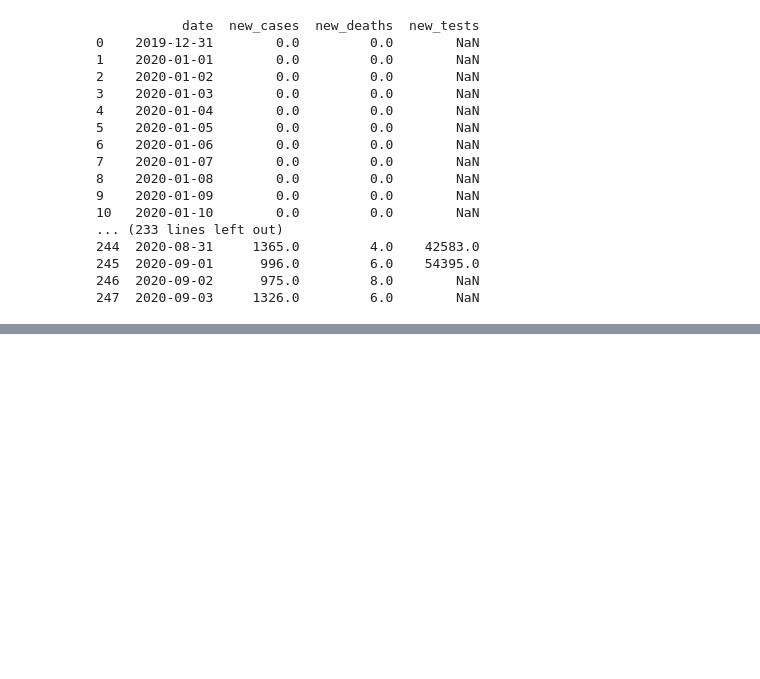
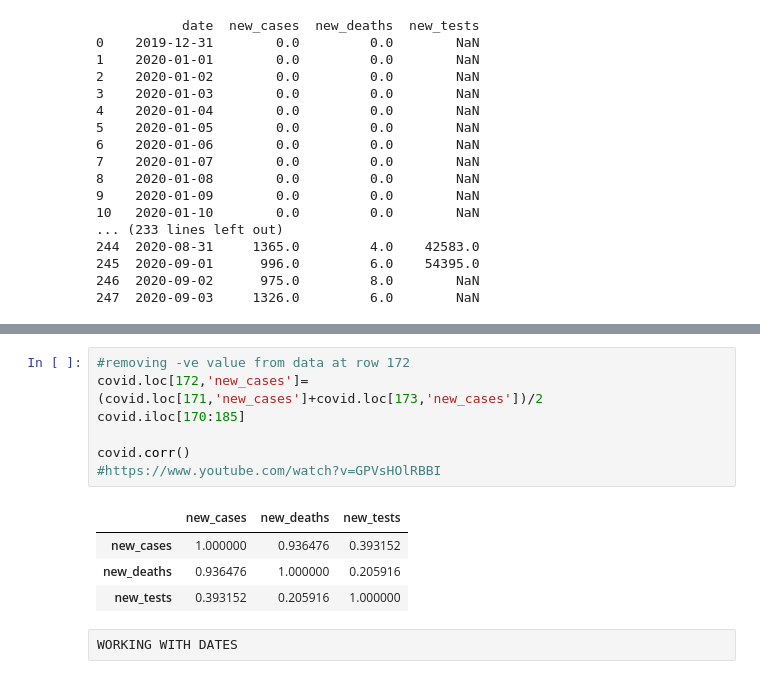
Before and after one commit to root459/DATAanalysis, a Jupyter notebook: pandas.ipynb, the cells around one changed output, grey strips where cells are left out. Saved outputs shown, nothing was run; the diff lists cells and outputs as text; blank space fills up the shorter version.

```diff
--- a/pandas.ipynb
+++ b/pandas.ipynb
@@ -98,0 +140,14 @@ print(covid)
+# %%
+#removing -ve value from data at row 172
+covid.loc[172,'new_cases']=(covid.loc[171,'new_cases']+covid.loc[173,'new_cases'])/2
+covid.iloc[170:185]
+
+covid.corr()
+#https://www.youtube.com/watch?v=GPVsHOlRBBI
+# %% [output]
+|  | new_cases | new_deaths | new_tests |
+| new_cases | 1.000000 | 0.936476 | 0.393152 |
+| new_deaths | 0.936476 | 1.000000 | 0.205916 |
+| new_tests | 0.393152 | 0.205916 | 1.000000 |
+# %% [raw]
+WORKING WITH DATES
```
Also changed, not shown: parts of 8 cells of this notebook.
